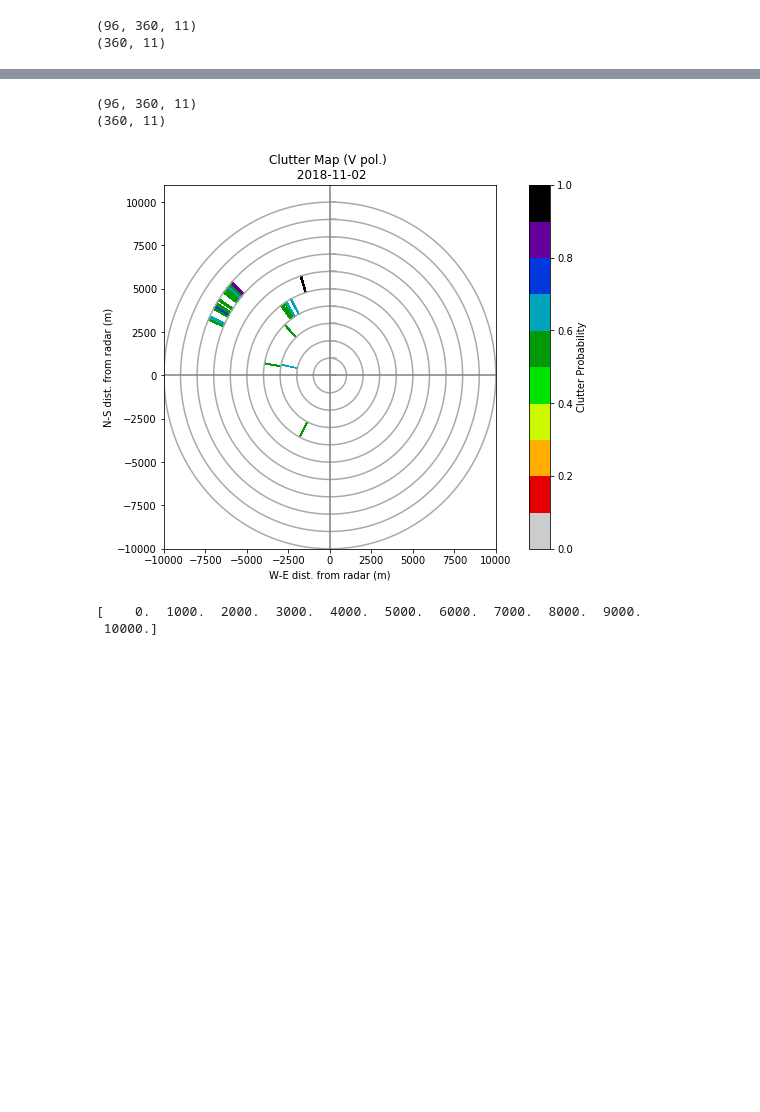
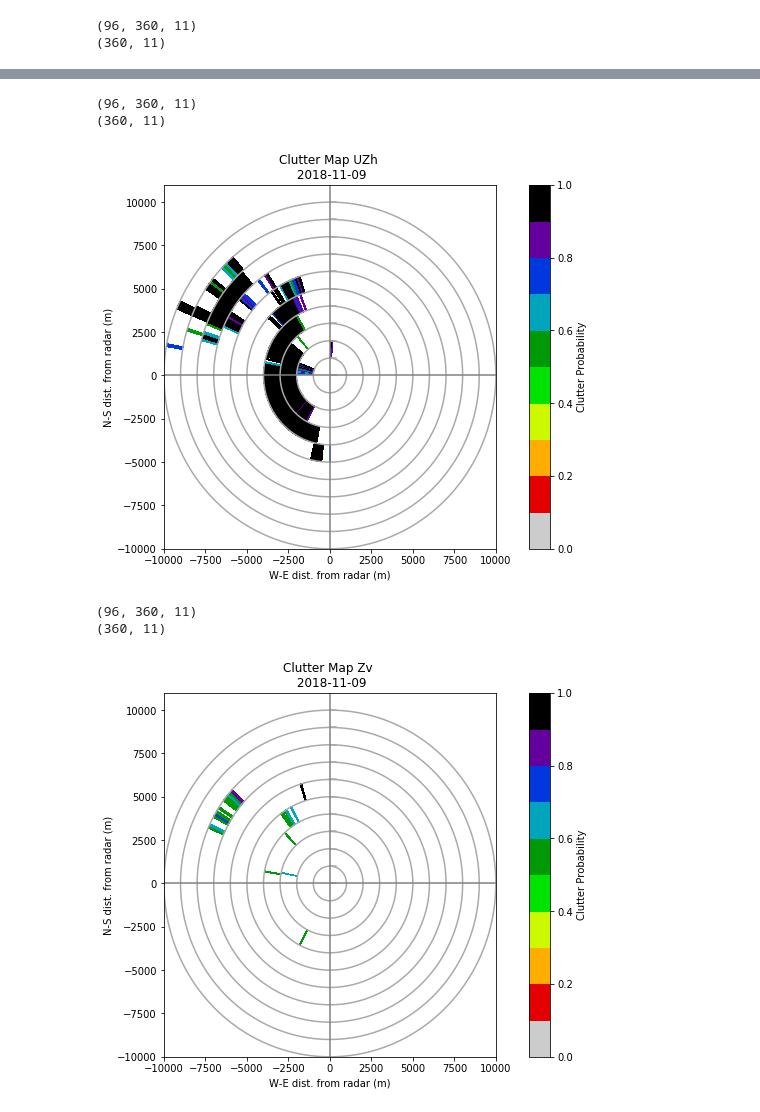
Before and after one commit to alexishunzinger/rca_code, a Jupyter notebook: rca_create_clutter_map_netcdf.ipynb, the cells around one changed output, grey strips where cells are left out. Drawn from its saved outputs; the diff is of its cells as text; code cells hidden in the pictures; blank space fills up the shorter version.

```diff
--- a/rca_create_clutter_map_netcdf.ipynb
+++ b/rca_create_clutter_map_netcdf.ipynb
@@ -113,10 +176,16 @@ import glob
 import scipy.stats as stats
 from scipy.stats import norm
 
+clutter_flag_uh = []
+clutter_flag_uv = []
 clutter_flag = []
 clutter_flag_v = []
 theta = []
 r = []
+uzh = []
+uzhCAR = []
+uzv = []
+uzvCAR = []
 zh = []
 zhCAR = []
 zv = []
@@ -125,15 +194,21 @@ dt = []
 
 for f in glob.glob(os.path.join('/home/hunzinger/data/ppi_cf/', 'corcsapr2cfrppi*.20181109.*.nc')):
     print(f)
-    ClutterFlag, ClutterFlagV, R, Theta, ZH, ZV, ZHCAR, ZVCAR, DateTime = rca_create_clutter_map_netcdf(f)
+    ClutterFlagUH, ClutterFlagUV, ClutterFlag, ClutterFlagV, R, Theta, UZH, UZV, ZH, ZV, UZHCAR, UZVCAR, ZHCAR, ZVCAR, DateTime = rca_create_clutter_map_netcdf(f)
 
     # Put all PPI times into a list
+    clutter_flag_uh.append(ClutterFlagUH)
+    clutter_flag_uv.append(ClutterFlagUV)
     clutter_flag.append(ClutterFlag)
     clutter_flag_v.append(ClutterFlagV)
     r.append(R)
     theta.append(Theta)
+    uzh.append(UZH)
+    uzhCAR.append(UZHCAR)
     zh.append(ZH)
     zhCAR.append(ZHCAR)
+    uzv.append(UZV)
+    uzvCAR.append(UZVCAR)
     zv.append(ZV)
     zvCAR.append(ZVCAR)
     dt.append(DateTime)
@@ -184,12 +259,32 @@ ax1.axhline(0,-10000,10000,color='grey')
 im = ax1.pcolormesh(x, y, PCT_on_50, cmap=cmap, norm=norm)
 cbar = fig.colorbar(im, ax=ax1)
 cbar.ax.set_ylabel('Clutter Probability')
-ax1.set_title('Clutter Map \n 2018-11-02')
+ax1.set_title('Clutter Map Zh \n 2018-11-09')
 ax1.set_xlabel('W-E dist. from radar (m)')
 ax1.set_ylabel('N-S dist. from radar (m)')
-
 plt.show()
 
+#UZh
+clutter_flag_uh = np.asarray(clutter_flag_uh)
+print(clutter_flag_uh.shape)
+uhPCT_on = np.sum(clutter_flag_uh,axis=0)/len(clutter_flag_uh[:,0,0])
+# Mask values less than 0.5
+mask_u50 = np.where(uhPCT_on <= 0.5)
+uhPCT_on_50 = np.copy(uhPCT_on)
+uhPCT_on_50[mask_u50] = np.nan
+print(uhPCT_on_50.shape)
+
+fig, ax1 = plt.subplots(figsize=[6.8,6],constrained_layout=True)
+ax1.plot(x,y,(x**2+y**2)**(0.5),color='darkgrey')
+ax1.axvline(0,-10000,10000,color='grey')
+ax1.axhline(0,-10000,10000,color='grey')
+im = ax1.pcolormesh(x, y, uhPCT_on_50, cmap=cmap, norm=norm)
+cbar = fig.colorbar(im, ax=ax1)
+cbar.ax.set_ylabel('Clutter Probability')
+ax1.set_title('Clutter Map UZh \n 2018-11-09')
+ax1.set_xlabel('W-E dist. from radar (m)')
+ax1.set_ylabel('N-S dist. from radar (m)')
+plt.show()
 
 # V POLARIZATION
 clutter_flag_v = np.asarray(clutter_flag_v)
@@ -201,18 +296,6 @@ vPCT_on_50 = np.copy(vPCT_on)
 vPCT_on_50[mask_u50] = np.nan
 print(vPCT_on_50.shape)
 
-# Plot clutter map
-from matplotlib.colors import BoundaryNorm
-# Convert to cartesian coords to plot
-x = (r[0]*np.sin(theta[0]*np.pi/180.))
-y = (r[0]*np.cos(theta[0]*np.pi/180.))
-#levels = np.arange(6)/10+0.5
-levels = np.arange(11)/10
-# pick the desired colormap, sensible levels, and define a normalization
-# instance which takes data values and translates those into levels.
-cmap = plt.get_cmap('nipy_spectral_r')
-norm = BoundaryNorm(levels, ncolors=cmap.N, clip=True)
-
 fig, ax1 = plt.subplots(figsize=[6.8,6],constrained_layout=True)
 ax1.plot(x,y,(x**2+y**2)**(0.5),color='darkgrey')
 ax1.axvline(0,-10000,10000,color='grey')
@@ -220,10 +303,31 @@ ax1.axhline(0,-10000,10000,color='grey')
 im = ax1.pcolormesh(x, y, vPCT_on_50, cmap=cmap, norm=norm)
 cbar = fig.colorbar(im, ax=ax1)
 cbar.ax.set_ylabel('Clutter Probability')
-ax1.set_title('Clutter Map (V pol.) \n 2018-11-02')
+ax1.set_title('Clutter Map Zv \n 2018-11-09')
 ax1.set_xlabel('W-E dist. from radar (m)')
 ax1.set_ylabel('N-S dist. from radar (m)')
+plt.show()
 
+#UZv
+clutter_flag_uv = np.asarray(clutter_flag_uv)
+print(clutter_flag_uv.shape)
+uvPCT_on = np.sum(clutter_flag_uv,axis=0)/len(clutter_flag_uv[:,0,0])
+# Mask values less than 0.5
+mask_u50 = np.where(uvPCT_on <= 0.5)
+uvPCT_on_50 = np.copy(uvPCT_on)
+uvPCT_on_50[mask_u50] = np.nan
+print(uvPCT_on_50.shape)
+
+fig, ax1 = plt.subplots(figsize=[6.8,6],constrained_layout=True)
+ax1.plot(x,y,(x**2+y**2)**(0.5),color='darkgrey')
+ax1.axvline(0,-10000,10000,color='grey')
+ax1.axhline(0,-10000,10000,color='grey')
+im = ax1.pcolormesh(x, y, uvPCT_on_50, cmap=cmap, norm=norm)
+cbar = fig.colorbar(im, ax=ax1)
+cbar.ax.set_ylabel('Clutter Probability')
+ax1.set_title('Clutter Map UZv \n 2018-11-09')
+ax1.set_xlabel('W-E dist. from radar (m)')
+ax1.set_ylabel('N-S dist. from radar (m)')
 plt.show()
 
 print(r[0][0])
@@ -234,5 +338,6 @@ print(r[0][0])
 (96, 360, 11)
 (360, 11)
-[figure, old version]
+[figure, new version]
-[    0.  1000.  2000.  3000.  4000.  5000.  6000.  7000.  8000.  9000.
- 10000.]
+(96, 360, 11)
+(360, 11)
+[figure, added]
```
Also changed, not shown: parts of 3 cells of this notebook, 8 other files.
